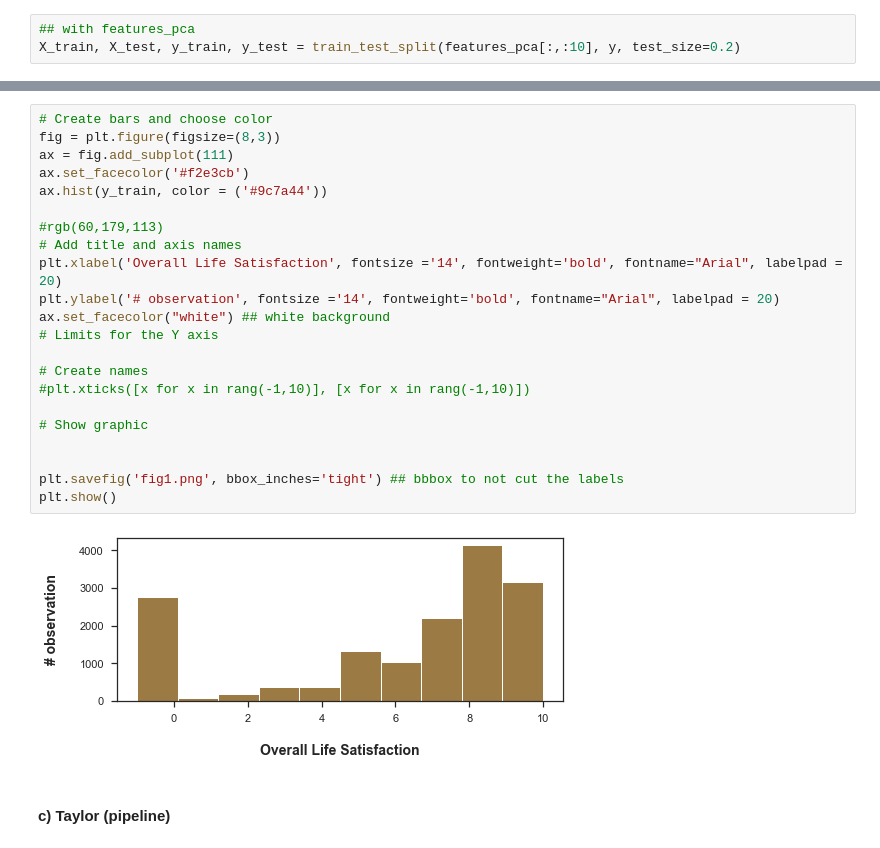
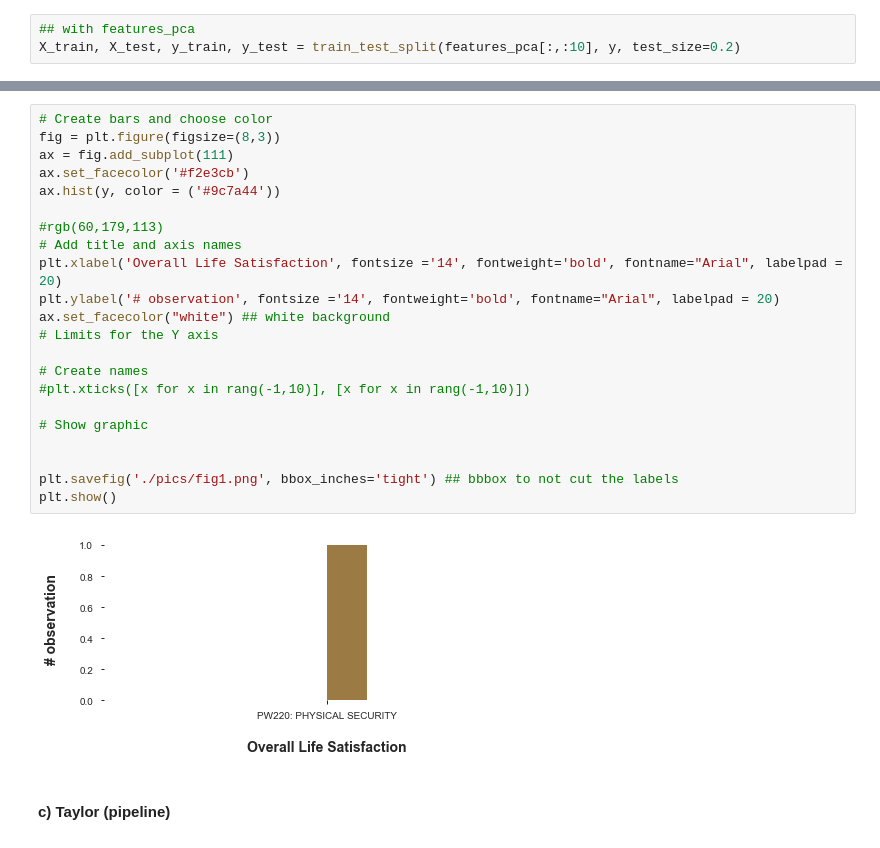
Before and after one commit to ta-data-lis/final-project, a Jupyter notebook: your-project/3_Machine Learning - Presentation.ipynb, the cells around one changed output, grey strips where cells are left out. Drawn from its saved outputs; the diff is of its cells as text.

```diff
--- a/your-project/3_Machine Learning - TRY2.ipynb
+++ b/your-project/3_Machine Learning - Presentation.ipynb
@@ -330,27 +288,27 @@ y_train.hist()
 # %%
 # Create bars and choose color
 fig = plt.figure(figsize=(8,3))
 ax = fig.add_subplot(111)
 ax.set_facecolor('#f2e3cb')
-ax.hist(y_train, color = ('#9c7a44'))
+ax.hist(y, color = ('#9c7a44'))
 
 #rgb(60,179,113)
 # Add title and axis names
 plt.xlabel('Overall Life Satisfaction', fontsize ='14', fontweight='bold', fontname="Arial", labelpad = 20)
 plt.ylabel('# observation', fontsize ='14', fontweight='bold', fontname="Arial", labelpad = 20)
 ax.set_facecolor("white") ## white background
 # Limits for the Y axis
 
 # Create names
 #plt.xticks([x for x in rang(-1,10)], [x for x in rang(-1,10)])
 
 # Show graphic
 
 
-plt.savefig('fig1.png', bbox_inches='tight') ## bbbox to not cut the labels
+plt.savefig('./pics/fig1.png', bbox_inches='tight') ## bbbox to not cut the labels
 plt.show()
 # %% [output]
-[figure, old version]
+[figure, new version]
 # %% [markdown]
 #### c)  Taylor (pipeline)
 # %%
```
Also changed, not shown: parts of 26 cells of this notebook, 34 other files.
